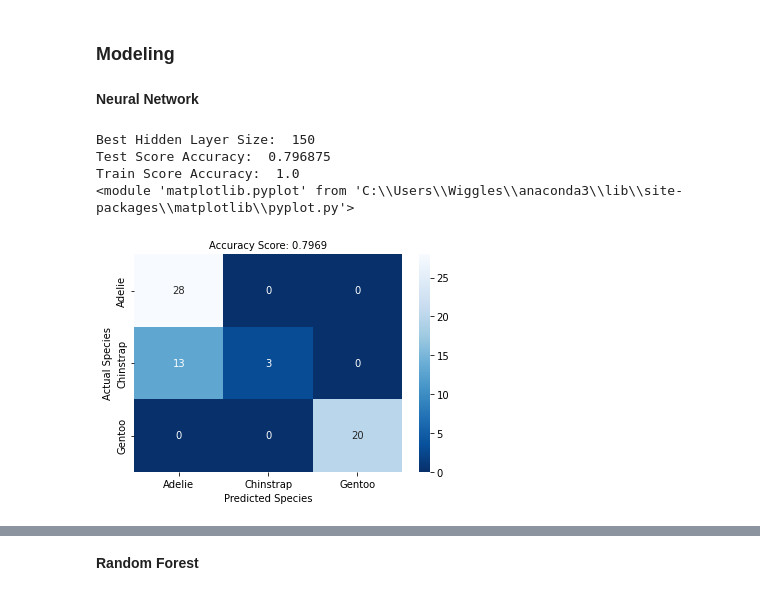
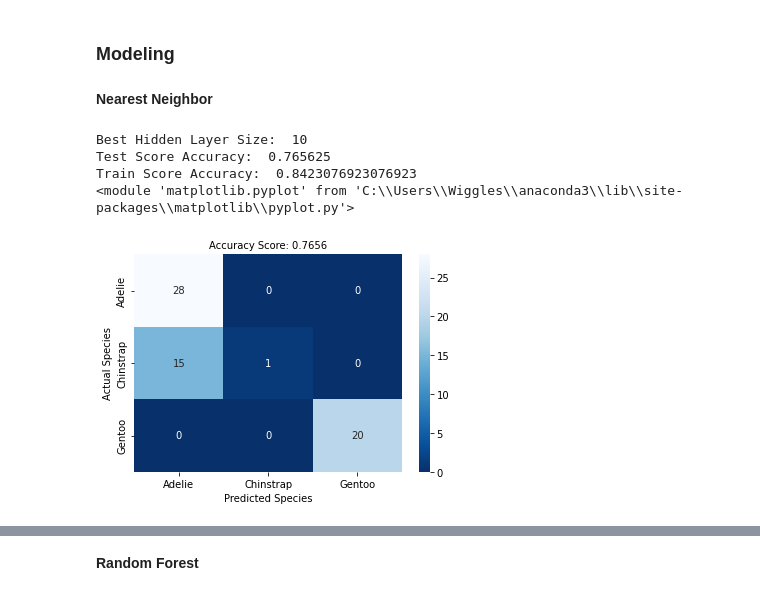
Before and after one commit to ryankkien/penguinsproject, a Jupyter notebook: penguinsproject.ipynb, the cells around one changed output, grey strips where cells are left out. Drawn from its saved outputs; the diff is of its cells as text; code cells hidden in the pictures.

```diff
--- a/penguinsproject.ipynb
+++ b/penguinsproject.ipynb
@@ -225,7 +228,8 @@ Based on the data we've gotten from above we've decided that Culmen Depth, Culme
 # %% [markdown]
 ### Modeling
 # %%
-features = ['Culmen Length (mm)', 'Culmen Depth (mm)', 'Island']
+features = ['Culmen Depth (mm)', 'Flipper Length (mm)', 'Island']
+# features = ['Sex', 'Culmen Length (mm)', 'Culmen Depth (mm)']
 #features we decided to use
 X_train = X_train[features]
 #masks X_train to only relevant features
@@ -307,5 +311,3 @@ def plot_decision_boundary(model):
             ax.set(title="Island"+': '+ qual_names[i])
             ax.set(xlabel = features[0], ylabel = features[1])
             ax.legend()
-# %% [markdown]
-**Neural Network**
@@ -312,41 +327,44 @@ def plot_decision_boundary(model):
+# %% [markdown]
+**Nearest Neighbor**
 # %%
+from sklearn.neighbors import KNeighborsClassifier
 np.random.seed(42)
 #sets seed to get consistent results
 bestcv = 0
 #sets bestcv variable to 0
 warnings.filterwarnings("ignore")
 #ignores warnings
-for i in range (100,500,25):
-#from 100 to 500 increasing by 25
-    clf = MLPClassifier(hidden_layer_sizes=(i), solver = "lbfgs", max_iter=300,random_state=42)
-    #create neural network based on i size
+for i in range (1,30):
+#from 1 to 30
+    clf = clf = KNeighborsClassifier(n_neighbors = i)
+    #create model based on i number of neighbors
     model = clf.fit(X_train, y_train)
-    #fit X_train and y_train to neural network
+    #fit X_train and y_train to model
     newcv = cross_val_score(clf, X_train, y_train, cv = 10).mean()
     #create cross val score for fitted model
     if newcv > bestcv:
         #if better cv score found
         bestcv = newcv
         #set bescv as new cv
         besti = i
         #best hidden layer size is i
         testscore = model.score(X_test, y_test)
         #set best test score
         trainscore = model.score(X_train, y_train)
         #set best model score
         bestcm = makeCM(model.predict(X_test), testscore)
         #set best confusion matrix
 print("Best Hidden Layer Size:  " + str(besti))
 print("Test Score Accuracy:  " + str(testscore))
 print("Train Score Accuracy:  " + str(trainscore))
 print(bestcm)
 #print best values
 # %% [output]
-Best Hidden Layer Size:  150
-Test Score Accuracy:  0.796875
-Train Score Accuracy:  1.0
+Best Hidden Layer Size:  10
+Test Score Accuracy:  0.765625
+Train Score Accuracy:  0.8423076923076923
 <module 'matplotlib.pyplot' from 'C:\\Users\\Wiggles\\anaconda3\\lib\\site-packages\\matplotlib\\pyplot.py'>
-[figure, old version]
+[figure, new version]
 # %%
 plot_decision_boundary(model)
 #creates decision boundary models based on island
```
Also changed, not shown: parts of 10 cells of this notebook.
